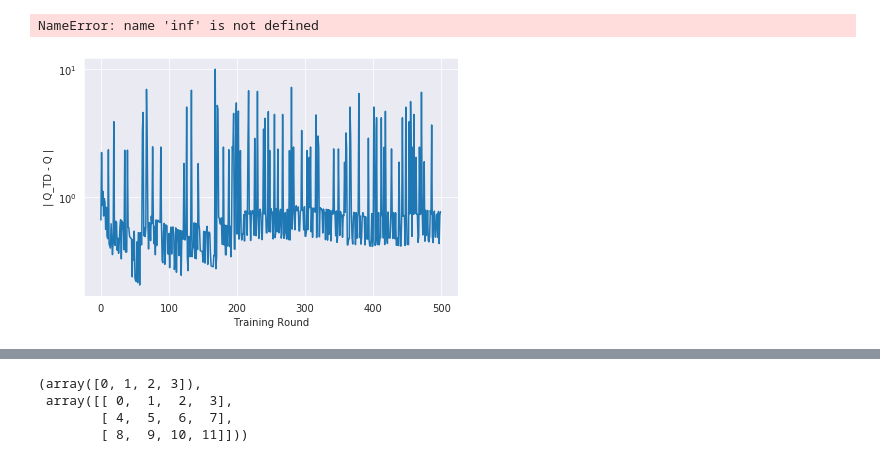
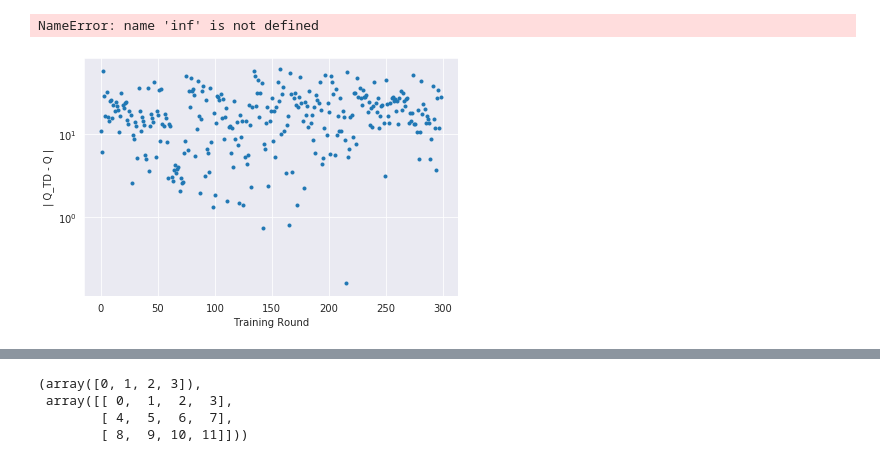
Before and after one commit to dibstan/bomberman_rl, a Jupyter notebook: tryout.ipynb, the cells around one changed output, grey strips where cells are left out. Saved outputs shown, nothing was run; the diff lists cells and outputs as text; code cells hidden in the pictures.

```diff
--- a/tryout.ipynb
+++ b/tryout.ipynb
@@ -19,14 +19,14 @@ NameError: name 'inf' is not defined
 # %%
 a
 # %%
-with open("agent_code/kampfente_batched/fluctuations.pt", "rb") as file:
+with open("agent_code/kampfente_batched_boosted/fluctuations.pt", "rb") as file:
             fluctuations = pickle.load(file)
 # %%
 with sns.axes_style('darkgrid'):
-    plt.plot(np.arange(len(fluctuations[:])),fluctuations[:])
+    plt.scatter(np.arange(len(fluctuations[:])),fluctuations[:],marker='.')
     plt.xlabel('Training Round')
     plt.ylabel('| Q_TD - Q |')
     plt.yscale('log')
     plt.tight_layout()
 # %% [output]
-[figure, old version]
+[figure, new version]
```
Also changed, not shown: parts of 6 cells of this notebook, 9 other files.
